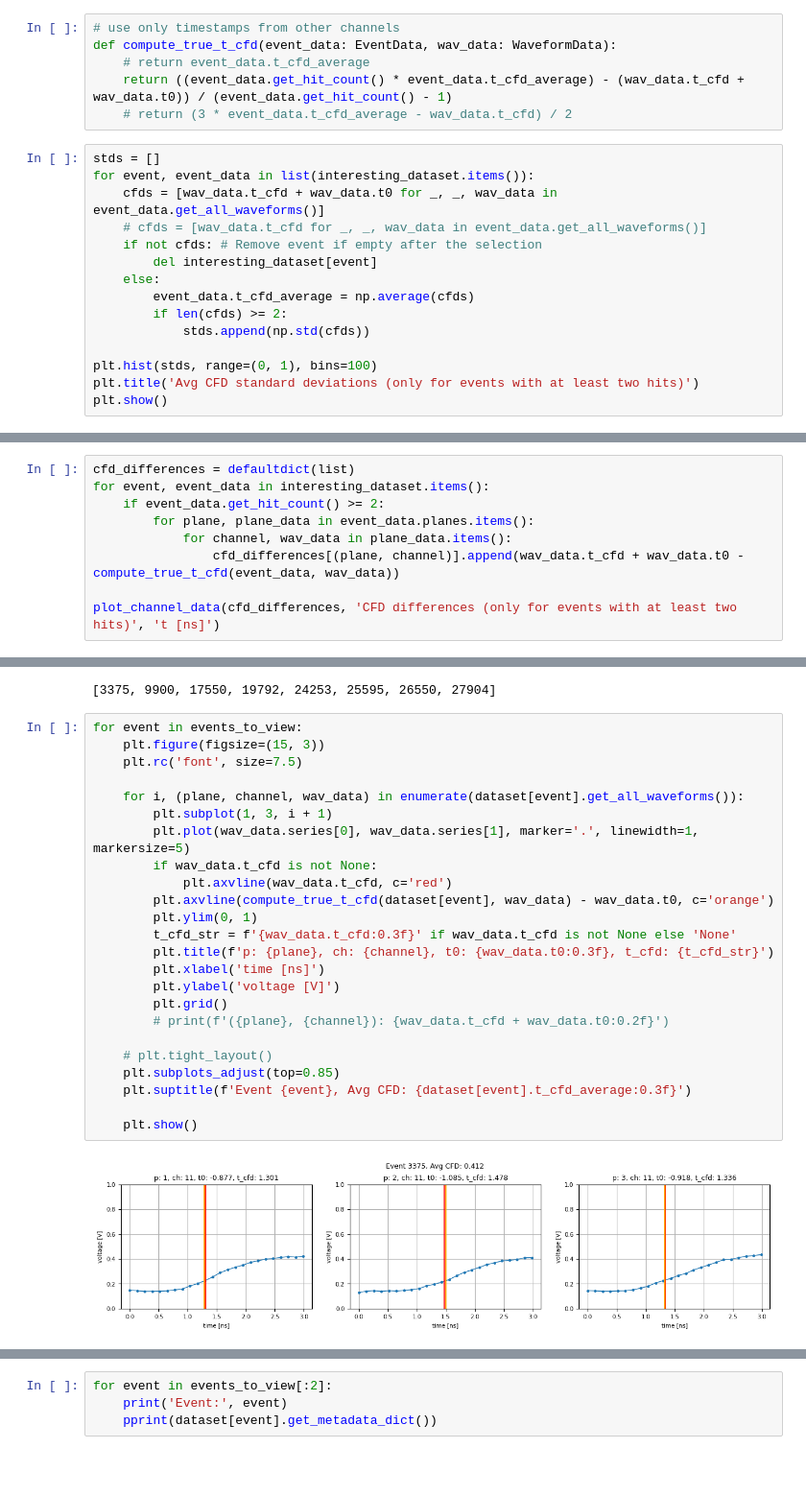
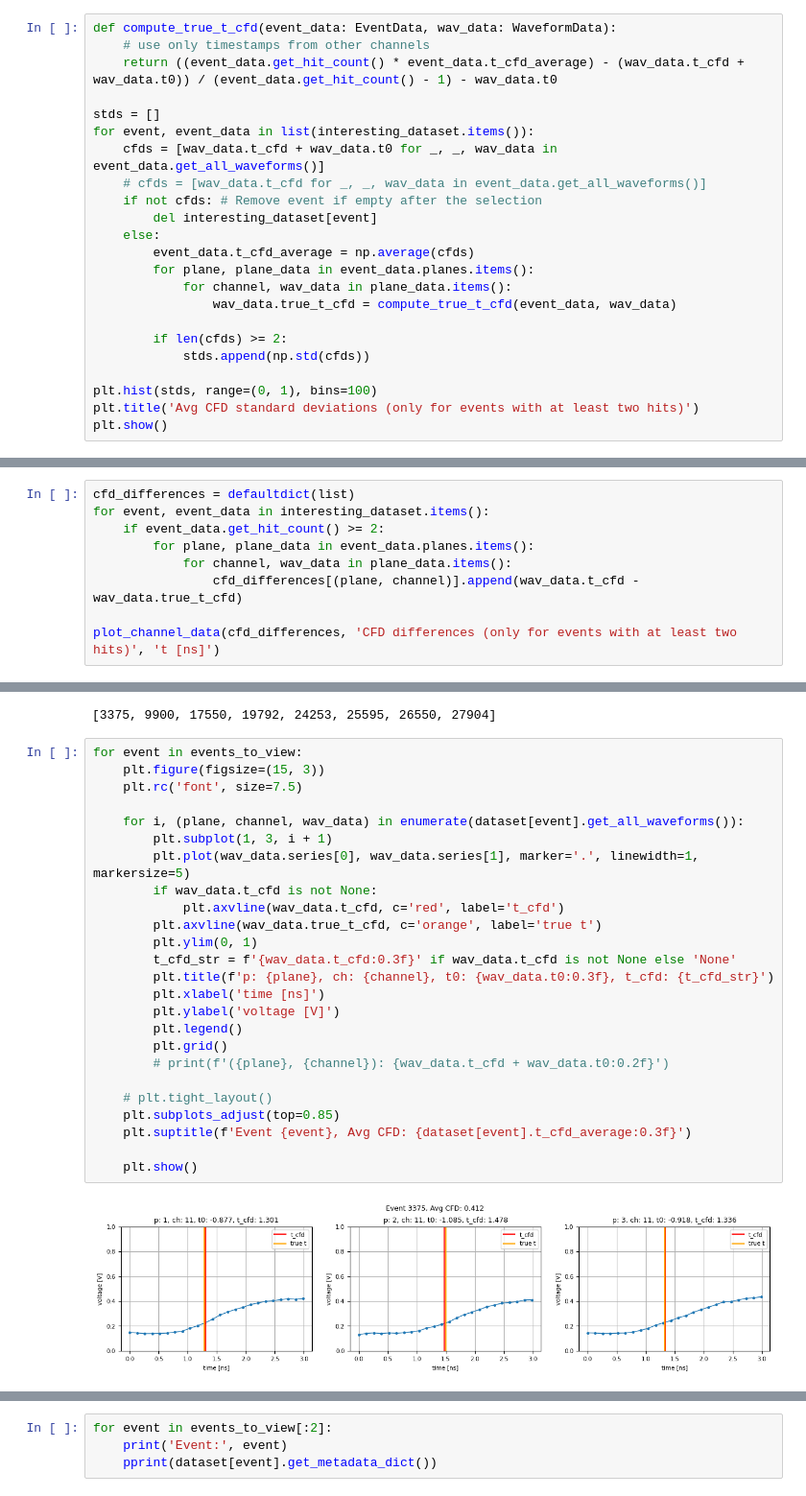
Before and after one commit to MatiXOfficial/pps-timing-ml, a Jupyter notebook: notebooks/dataset/produce_dataset.ipynb, the cells around one changed output, grey strips where cells are left out. Shown at 96% size. Drawn from its saved outputs; the diff is of its cells as text; blank space fills up the shorter version.

Commit message:
Improved true t_cfd computation

```diff
--- a/notebooks/dataset/produce_dataset.ipynb
+++ b/notebooks/dataset/produce_dataset.ipynb
@@ -212,13 +212,11 @@ for event, event_data in list(interesting_dataset.items()):
         del interesting_dataset[event]
 # %% [markdown]
 # Calculate CFD event averages and clear the dataset
-# %%
-# use only timestamps from other channels
-def compute_true_t_cfd(event_data: EventData, wav_data: WaveformData):
-    # return event_data.t_cfd_average
-    return ((event_data.get_hit_count() * event_data.t_cfd_average) - (wav_data.t_cfd + wav_data.t0)) / (event_data.get_hit_count() - 1)
-    # return (3 * event_data.t_cfd_average - wav_data.t_cfd) / 2
 # %%
+def compute_true_t_cfd(event_data: EventData, wav_data: WaveformData):
+    # use only timestamps from other channels
+    return ((event_data.get_hit_count() * event_data.t_cfd_average) - (wav_data.t_cfd + wav_data.t0)) / (event_data.get_hit_count() - 1) - wav_data.t0
+
 stds = []
 for event, event_data in list(interesting_dataset.items()):
     cfds = [wav_data.t_cfd + wav_data.t0 for _, _, wav_data in event_data.get_all_waveforms()]
@@ -227,6 +225,10 @@ for event, event_data in list(interesting_dataset.items()):
         del interesting_dataset[event]
     else:
         event_data.t_cfd_average = np.average(cfds)
+        for plane, plane_data in event_data.planes.items():
+            for channel, wav_data in plane_data.items():
+                wav_data.true_t_cfd = compute_true_t_cfd(event_data, wav_data)
+
         if len(cfds) >= 2:
             stds.append(np.std(cfds))
 
@@ -241,7 +243,7 @@ for event, event_data in interesting_dataset.items():
     if event_data.get_hit_count() >= 2:
         for plane, plane_data in event_data.planes.items():
             for channel, wav_data in plane_data.items():
-                cfd_differences[(plane, channel)].append(wav_data.t_cfd + wav_data.t0 - compute_true_t_cfd(event_data, wav_data))
+                cfd_differences[(plane, channel)].append(wav_data.t_cfd - wav_data.true_t_cfd)
 
 plot_channel_data(cfd_differences, 'CFD differences (only for events with at least two hits)', 't [ns]')
 # %% [output]
@@ -276,26 +278,27 @@ events_to_view
 # %%
 for event in events_to_view:
     plt.figure(figsize=(15, 3))
     plt.rc('font', size=7.5)
 
     for i, (plane, channel, wav_data) in enumerate(dataset[event].get_all_waveforms()):
         plt.subplot(1, 3, i + 1)
         plt.plot(wav_data.series[0], wav_data.series[1], marker='.', linewidth=1, markersize=5)
         if wav_data.t_cfd is not None:
-            plt.axvline(wav_data.t_cfd, c='red')
-        plt.axvline(compute_true_t_cfd(dataset[event], wav_data) - wav_data.t0, c='orange')
+            plt.axvline(wav_data.t_cfd, c='red', label='t_cfd')
+        plt.axvline(wav_data.true_t_cfd, c='orange', label='true t')
         plt.ylim(0, 1)
         t_cfd_str = f'{wav_data.t_cfd:0.3f}' if wav_data.t_cfd is not None else 'None'
         plt.title(f'p: {plane}, ch: {channel}, t0: {wav_data.t0:0.3f}, t_cfd: {t_cfd_str}')
         plt.xlabel('time [ns]')
         plt.ylabel('voltage [V]')
+        plt.legend()
         plt.grid()
         # print(f'({plane}, {channel}): {wav_data.t_cfd + wav_data.t0:0.2f}')
 
     # plt.tight_layout()
     plt.subplots_adjust(top=0.85)
     plt.suptitle(f'Event {event}, Avg CFD: {dataset[event].t_cfd_average:0.3f}')
 
     plt.show()
 # %% [output]
-[figure, old version]
+[figure, new version]
```
Also changed, not shown: parts of 1 cell of this notebook, 2 other files.
